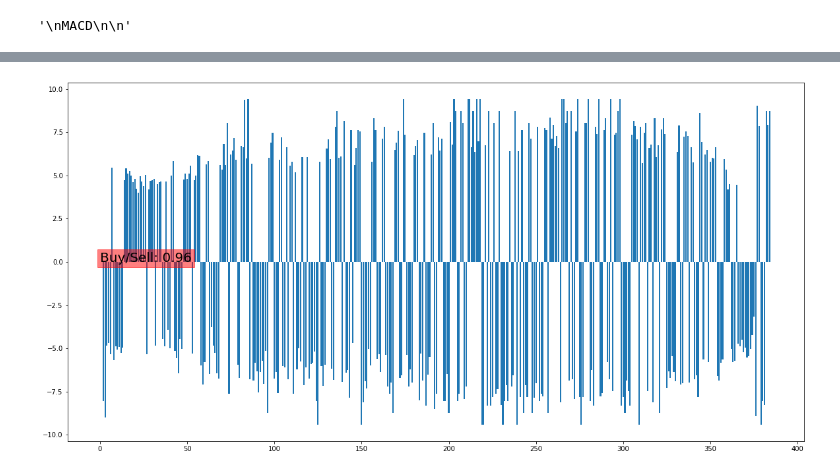
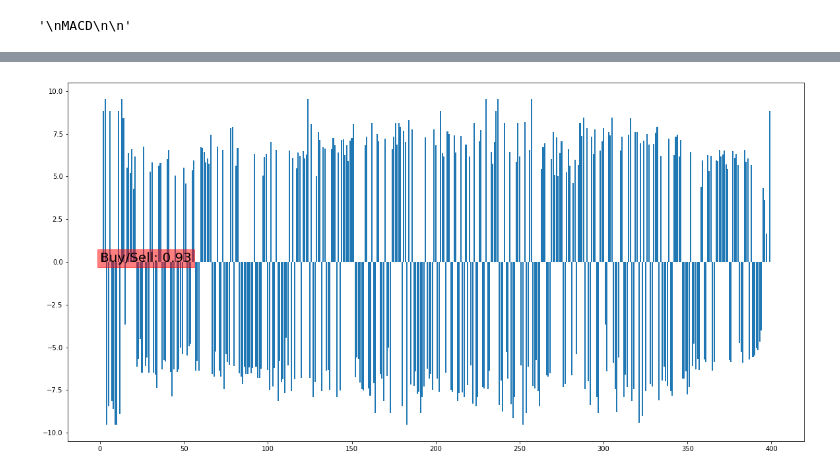
Before and after one commit to CodeCerebro/tpa, a Jupyter notebook: tda.ipynb, the cells around one changed output, grey strips where cells are left out. Drawn from its saved outputs; the diff is of its cells as text; code cells hidden in the pictures.

```diff
--- a/tda.ipynb
+++ b/tda.ipynb
@@ -413,6 +413,6 @@ def uptick_downtick(ticker, payload):
 
     return handler
 # %%
-MDB = uptick_downtick('MDB', payload_1m)
+MDB = uptick_downtick('MA', payload_1m)
 # %% [output]
-[figure, old version]
+[figure, new version]
```
Also changed, not shown: parts of 5 cells of this notebook.
